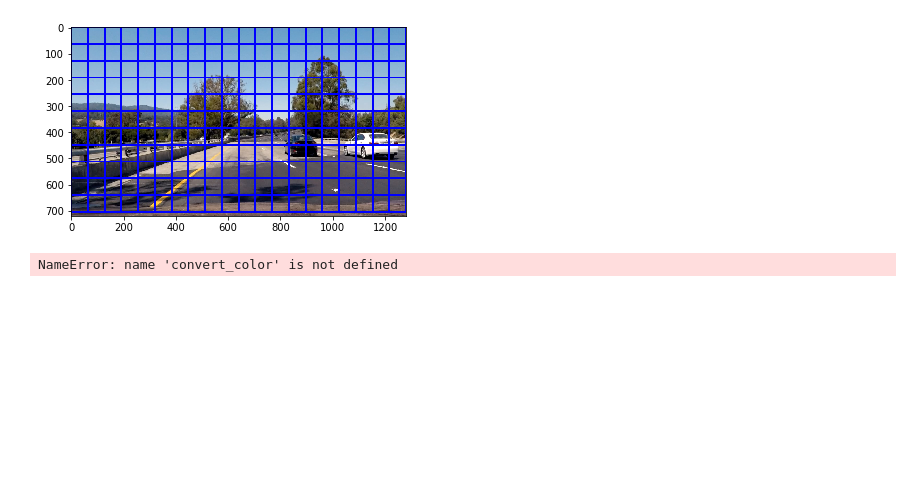
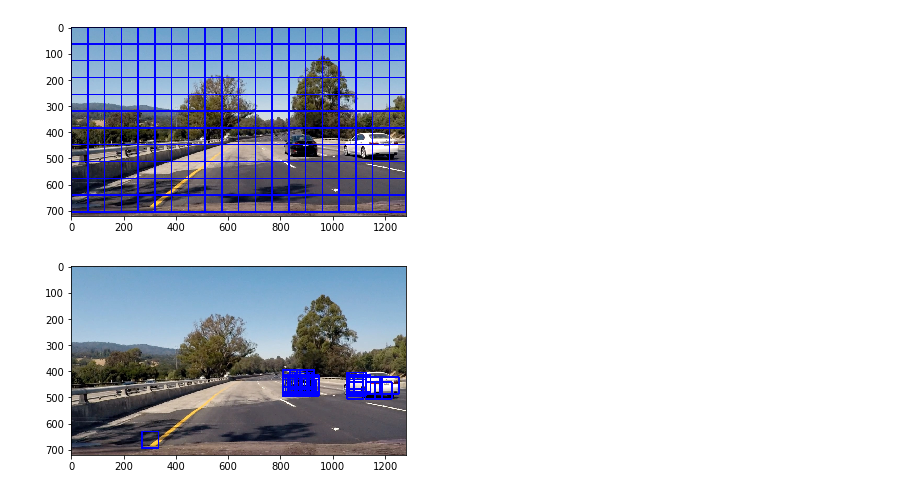
Before and after one commit to duvitech/CarND-Vehicle-Detection, a Jupyter notebook: building_pipeline.ipynb, the cells around one changed output. Cells and saved outputs as stored; diff of their text form; code cells hidden in the pictures; blank space fills up the shorter version.

```diff
--- a/building_pipeline.ipynb
+++ b/building_pipeline.ipynb
@@ -561,23 +495,25 @@ plt.savefig('./output_images/sliding_windows.jpg')
 # %% [output]
 [figure]
 # %%
+
+"""
 dist_pickle = pickle.load( open("svc_pickle.p", "rb" ) )
-svc = dist_pickle["svc"]
-X_scaler = dist_pickle["scaler"]
-orient = dist_pickle["orient"]
-pix_per_cell = dist_pickle["pix_per_cell"]
-cell_per_block = dist_pickle["cell_per_block"]
-spatial_size = dist_pickle["spatial_size"]
-hist_bins = dist_pickle["hist_bins"]
+svc2 = dist_pickle["svc"]
+scaler2 = dist_pickle["scaler"]
+orient2 = dist_pickle["orient"]
+pix_per_cell2 = dist_pickle["pix_per_cell"]
+cell_per_block2 = dist_pickle["cell_per_block"]
+spatial_size2 = dist_pickle["spatial_size"]
+hist_bins2 = dist_pickle["hist_bins"]
+hist_range2 = dist_pickle["hist_range"]
+"""
 
 image = mpimg.imread('test_images/test4.jpg')
 
-ystart = 400
-ystop = 656
-scale = 1.5
+out_cars = findCarWindows(image, svc, scaler)
 
-out_img = find_cars(image, ystart, ystop, scale, svc, X_scaler, orient, pix_per_cell, cell_per_block, spatial_size, hist_bins)
-
+out_img = draw_boxes(image, out_cars)
 plt.imshow(out_img)
+plt.savefig('./output_images/find_car_test.jpg')
 # %% [output]
-NameError: name 'convert_color' is not defined
+[figure, added]
```
Also changed, not shown: parts of 11 cells of this notebook, 11 other files.
